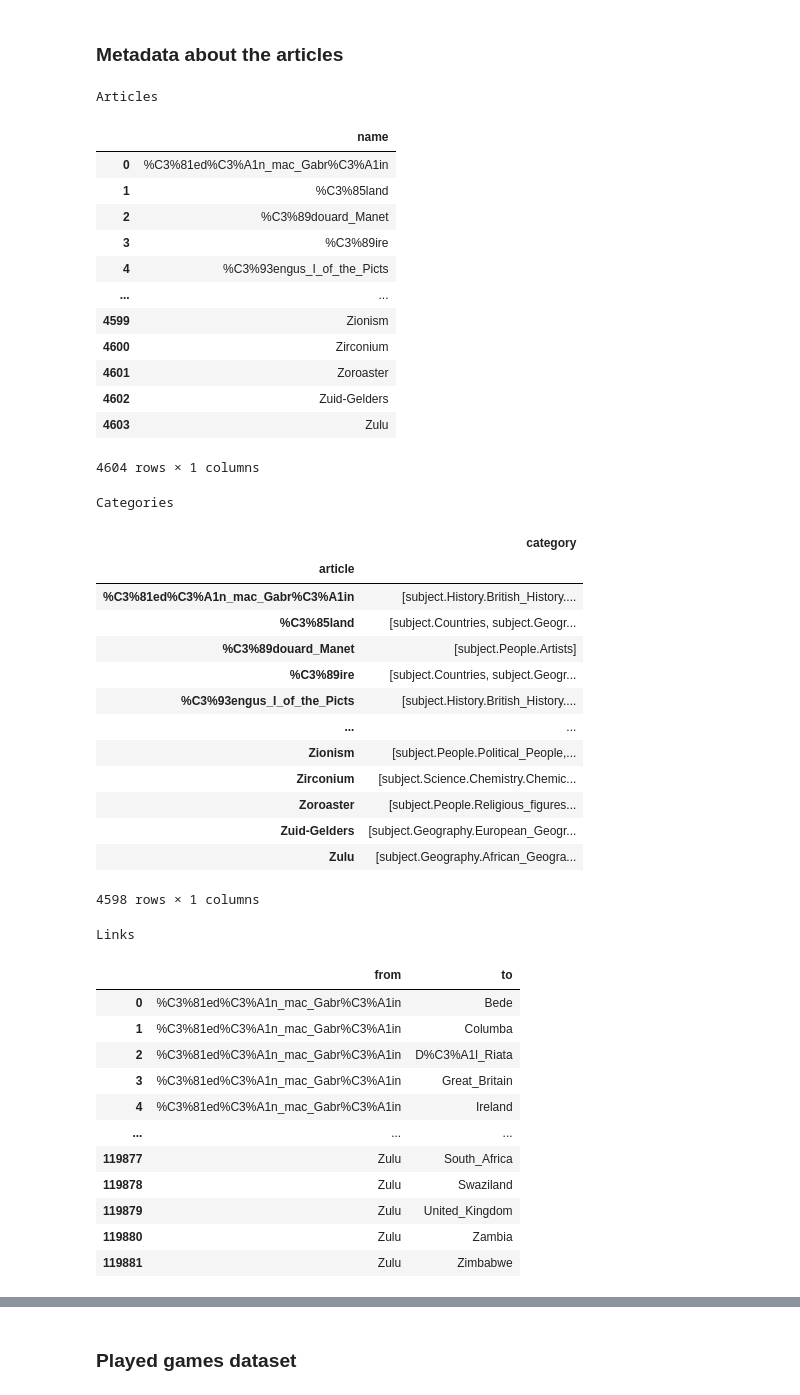
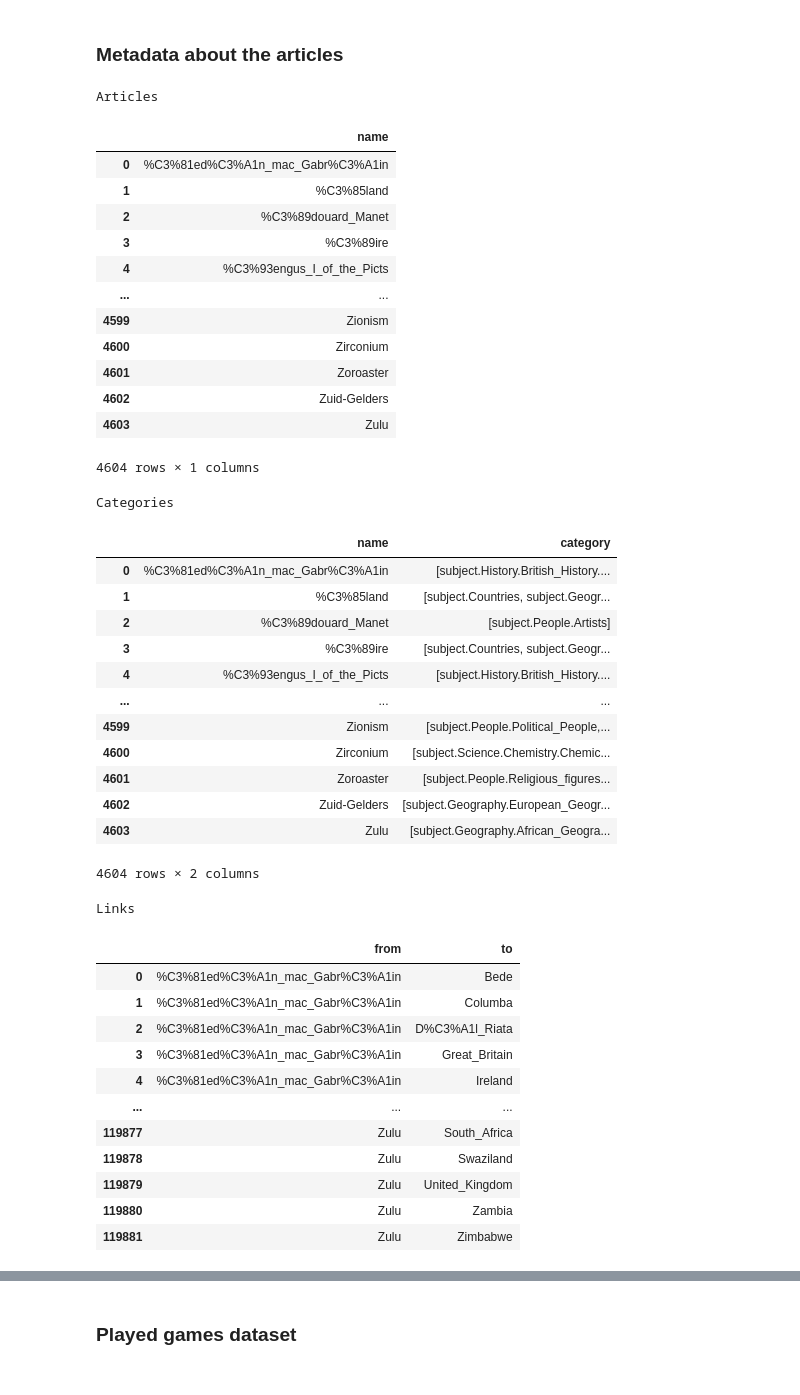
Before and after one commit to khalilacheche/ada-2022-project-adaes, a Jupyter notebook: main.ipynb, the cells around one changed output, grey strips where cells are left out. Saved outputs shown, nothing was run; the diff lists cells and outputs as text; code cells hidden in the pictures.

Commit message:
some initial data cleaning

```diff
--- a/main.ipynb
+++ b/main.ipynb
@@ -12,55 +13,61 @@ import matplotlib as plt
 # the names are url encoded
 articles_df = pd.read_csv("./data/wikispeedia_paths-and-graph/articles.tsv",names = ["name"] ,skiprows=12,sep="\t")
 #The categories of the articles, row index is the same as for the articles df
-categories_df = pd.read_csv("./data/wikispeedia_paths-and-graph/categories.tsv",names = ["article","category"],skiprows=13, sep="\t")
-categories_df = categories_df.groupby(["article"]).agg(lambda x : list(x))
+categories_df = pd.read_csv("./data/wikispeedia_paths-and-graph/categories.tsv",names = ["name","category"],skiprows=13, sep="\t")
+categories_df = categories_df.groupby(["name"]).agg(lambda x : list(x))
+categories_df = articles_df.join(categories_df,on="name",how="left")
+categories_df.category = categories_df.category.apply(lambda d: d if isinstance(d, list) else [])
 #each row of of the links df contains the list of article names that an article links to
 links_df = pd.read_csv("./data/wikispeedia_paths-and-graph/links.tsv",skiprows=12, names = ["from","to"],sep="\t")
 out_links_df = links_df.groupby(["from"]).agg(lambda x : list(x))
+out_links_df = pd.merge(articles_df,out_links_df,left_on="name",right_on="from",how="left")
+out_links_df.to = out_links_df.to.apply(lambda d: d if isinstance(d, list) else [])
+
 in_links_df = links_df.groupby(["to"]).agg(lambda x : list(x))
+in_links_df = pd.merge(articles_df,in_links_df,left_on="name",right_on="to",how="left")
+in_links_df["from"] = in_links_df["from"].apply(lambda d: d if isinstance(d, list) else [])
 #
 shortest_path_distance = pd.read_csv("./data/wikispeedia_paths-and-graph/shortest-path-distance-matrix.txt",names=["distances"], skiprows=17)
 
 
 
 print("Articles")
 display(articles_df)
 print("Categories")
 display(categories_df)
 print("Links")
 display(links_df)
 print("shortest_path_distance")
 display(shortest_path_distance)
 # %% [output]
 Articles
 |  | name |
 | 0 | %C3%81ed%C3%A1n_mac_Gabr%C3%A1in |
 | 1 | %C3%85land |
 | 2 | %C3%89douard_Manet |
 | 3 | %C3%89ire |
 | 4 | %C3%93engus_I_of_the_Picts |
 | ... | ... |
 | 4599 | Zionism |
 | 4600 | Zirconium |
 | 4601 | Zoroaster |
 | 4602 | Zuid-Gelders |
 | 4603 | Zulu |
 4604 rows × 1 columns
 Categories
-|  | category |
-| article |  |
-| %C3%81ed%C3%A1n_mac_Gabr%C3%A1in | [subject.History.British_History.... |
-| %C3%85land | [subject.Countries, subject.Geogr... |
-| %C3%89douard_Manet | [subject.People.Artists] |
-| %C3%89ire | [subject.Countries, subject.Geogr... |
-| %C3%93engus_I_of_the_Picts | [subject.History.British_History.... |
-| ... | ... |
-| Zionism | [subject.People.Political_People,... |
-| Zirconium | [subject.Science.Chemistry.Chemic... |
-| Zoroaster | [subject.People.Religious_figures... |
-| Zuid-Gelders | [subject.Geography.European_Geogr... |
-| Zulu | [subject.Geography.African_Geogra... |
+|  | name | category |
+| 0 | %C3%81ed%C3%A1n_mac_Gabr%C3%A1in | [subject.History.British_History.... |
+| 1 | %C3%85land | [subject.Countries, subject.Geogr... |
+| 2 | %C3%89douard_Manet | [subject.People.Artists] |
+| 3 | %C3%89ire | [subject.Countries, subject.Geogr... |
+| 4 | %C3%93engus_I_of_the_Picts | [subject.History.British_History.... |
+| ... | ... | ... |
+| 4599 | Zionism | [subject.People.Political_People,... |
+| 4600 | Zirconium | [subject.Science.Chemistry.Chemic... |
+| 4601 | Zoroaster | [subject.People.Religious_figures... |
+| 4602 | Zuid-Gelders | [subject.Geography.European_Geogr... |
+| 4603 | Zulu | [subject.Geography.African_Geogra... |
-4598 rows × 1 columns
+4604 rows × 2 columns
 Links
 |  | from | to |
 | 0 | %C3%81ed%C3%A1n_mac_Gabr%C3%A1in | Bede |
```
Also changed, not shown: parts of 8 cells of this notebook, 1 other file.
